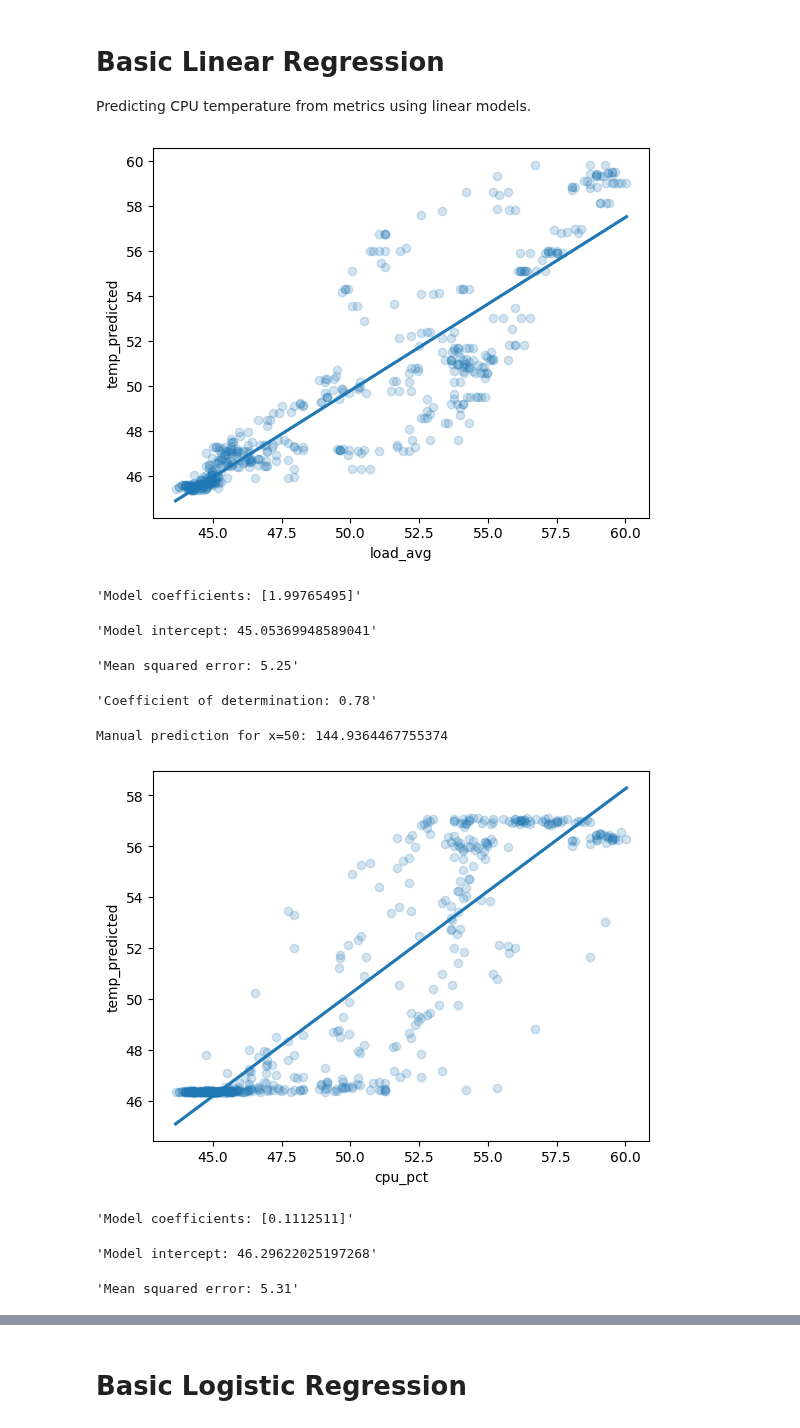
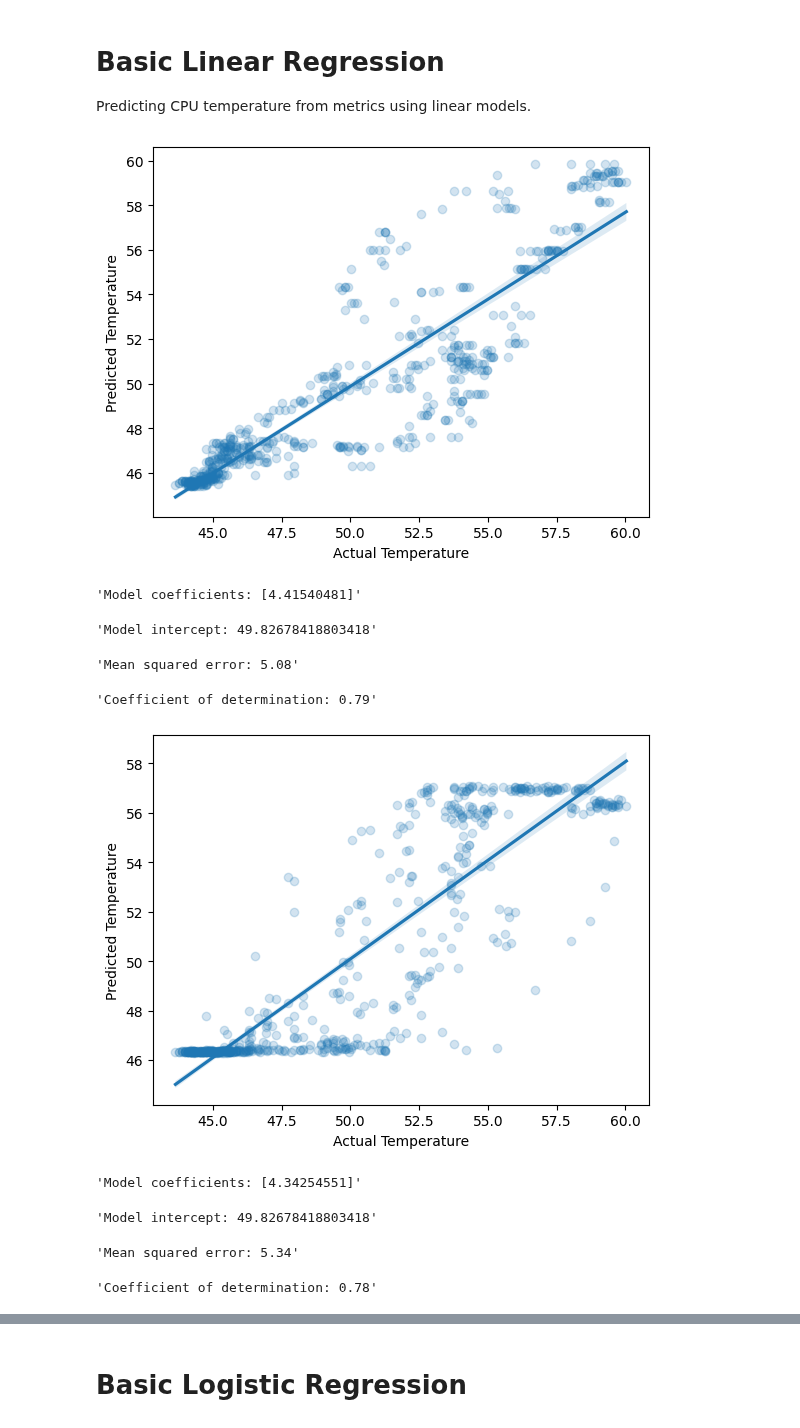
Before and after one commit to raspberrypipress/ai-projects-raspberrypi, a Jupyter notebook: code/ch03/Analyse CPU Data.ipynb, the cells around one changed output, grey strips where cells are left out. Cells and saved outputs as stored; diff of their text form; code cells hidden in the pictures.

Commit message:
Much cleanup of code (mostly to keep it under 67 columns)

```diff
--- a/code/ch03/Analyse CPU Data.ipynb
+++ b/code/ch03/Analyse CPU Data.ipynb
@@ -49,56 +44,59 @@ Predicting CPU temperature from metrics using linear models.
 # %%
 from sklearn.preprocessing import StandardScaler
 from sklearn.linear_model import LinearRegression
 from sklearn.pipeline import make_pipeline
 from sklearn.model_selection import train_test_split
 from sklearn.metrics import mean_squared_error, r2_score
 
 # Grab the adjusted data, but drop any rows with missing data.
 # The rows with missing data were created by the rolling average.
 df_data = df_adjusted.dropna(how="any")
 
-# Try it first with each column, then with all. We know from the histograms
-# that volts are not a good predictor.
-linreg_feature_cols = ["load_avg", "cpu_pct", "cpu_speed", "volts"]
-for fc in [[x] for x in linreg_feature_cols] + [linreg_feature_cols]:
+# Specify the independent variables, also known as "features".
+linreg_features = ["load_avg", "cpu_pct", "cpu_speed", "volts"]
 
-    # Separate the feature data from the target data we want to predict.
+# Build a single-variable regression model for each feature, then
+# build a multiple-variable model for all the features.
+for fc in [[x] for x in linreg_features] + [linreg_features]:
+
+    # Separate the independent and dependent variables.
     X = df_data[fc]
     y = df_data.temp
 
-    X_train, X_test, y_train, y_test = train_test_split(X, y, test_size=.2, random_state=42)
+    # Split the date into training and test sets.
+    X_train, X_test, y_train, y_test = \
+        train_test_split(X, y, random_state=42)
 
-    plt.clf()
-
+    # Create the regression pipeline and fit the model.
     linreg = make_pipeline(StandardScaler(),
                            LinearRegression())
     linreg.fit(X_train,y_train)
     y_pred = linreg.predict(X_test)
 
-    sns.regplot(x=y_test, y=y_pred, ci=None, scatter_kws={'alpha':0.2})
-    plt.xlabel(",".join(fc))
-    plt.ylabel('temp_predicted')
+    # Plot the test data vs the model's predictions.
+    sns.regplot(x=y_test, y=y_pred, scatter_kws={'alpha':0.2})
+    plt.xlabel('Actual Temperature')
+    plt.ylabel('Predicted Temperature')
     plt.show()
 
     # Show some model stats
     regression_model = linreg.named_steps['linearregression']
     display(f"Model coefficients: {regression_model.coef_}")
     display(f"Model intercept: {regression_model.intercept_}")
 
     # We want a low mean squared error and a coefficient of determination (R^2) as close to 1 as possible.
-    display(f"Mean squared error: {mean_squared_error(y_test, y_pred):.2f}")
-    display(f"Coefficient of determination: {r2_score(y_test, y_pred):.2f}")
-
-    y_manual = regression_model.intercept_ + regression_model.coef_[0] * 50
-    print(f"Manual prediction for x=50: {y_manual}")
+    mse = mean_squared_error(y_test, y_pred)
+    r2 = r2_score(y_test, y_pred)
+    display(f"Mean squared error: {mse:.2f}")
+    display(f"Coefficient of determination: {r2:.2f}")
 # %% [output]
-[figure, old version]
+[figure, new version]
-'Model coefficients: [1.99765495]'
+'Model coefficients: [4.41540481]'
-'Model intercept: 45.05369948589041'
+'Model intercept: 49.82678418803418'
-'Mean squared error: 5.25'
+'Mean squared error: 5.08'
-'Coefficient of determination: 0.78'
+'Coefficient of determination: 0.79'
+[figure, new version]
-Manual prediction for x=50: 144.9364467755374
+'Model coefficients: [4.34254551]'
-[figure, old version]
-'Model coefficients: [0.1112511]'
+'Model intercept: 49.82678418803418'
-'Model intercept: 46.29622025197268'
+'Mean squared error: 5.34'
-'Mean squared error: 5.31'
+'Coefficient of determination: 0.78'
```
Also changed, not shown: parts of 3 cells of this notebook.
